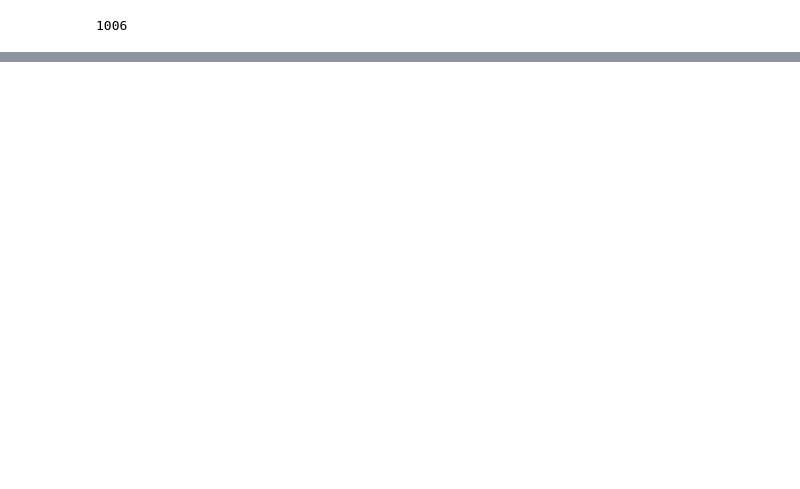
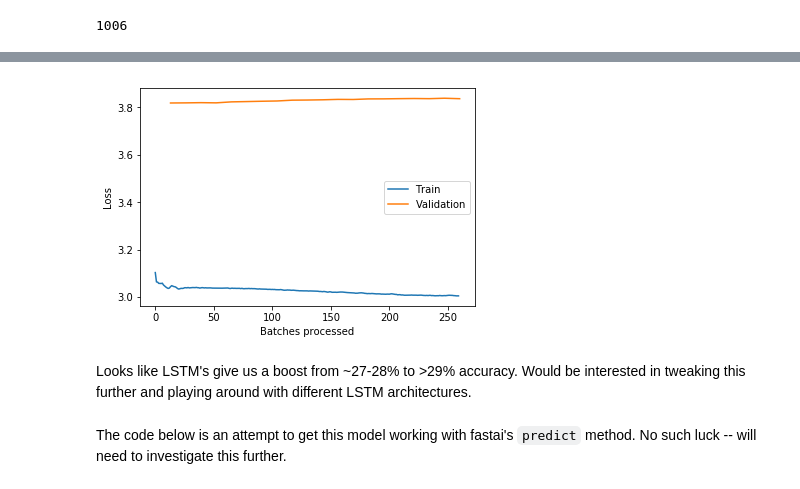
Before and after one commit to rforgione/WarOfTheRNNs, a Jupyter notebook: Model.ipynb, the cells around one changed output, grey strips where cells are left out. Cells and saved outputs as stored; diff of their text form; code cells hidden in the pictures; blank space fills up the shorter version.

Commit message:
figure out what's going on with fastai predict and pytorch model

```diff
--- a/Model.ipynb
+++ b/Model.ipynb
@@ -221,0 +368,2 @@ Total time: 00:11
+# %%
+learn.fit_one_cycle(20, max_lr=3e-3)
@@ -221,0 +388,2 @@ Total time: 00:11
+# %%
+learn.fit_one_cycle(20, max_lr=3e-3)
@@ -221,0 +408,2 @@ Total time: 00:11
+# %%
+learn.fit_one_cycle(20, max_lr=3e-4)
@@ -221,0 +428,2 @@ Total time: 00:11
+# %%
+learn.fit_one_cycle(20, max_lr=3e-4)
@@ -221,0 +448,6 @@ Total time: 00:11
+# %%
+learn.recorder.plot_losses()
+# %% [output]
+[figure, added]
+# %% [markdown]
+Looks like LSTM's give us a boost from ~27-28% to >29% accuracy. Would be interested in tweaking this further and playing around with different LSTM architectures.
@@ -221,0 +456,2 @@ Total time: 00:11
+# %% [markdown]
+The code below is an attempt to get this model working with fastai's `predict` method. No such luck -- will need to investigate this further.
```
Also changed, not shown: parts of 30 cells of this notebook, 1 other file.
